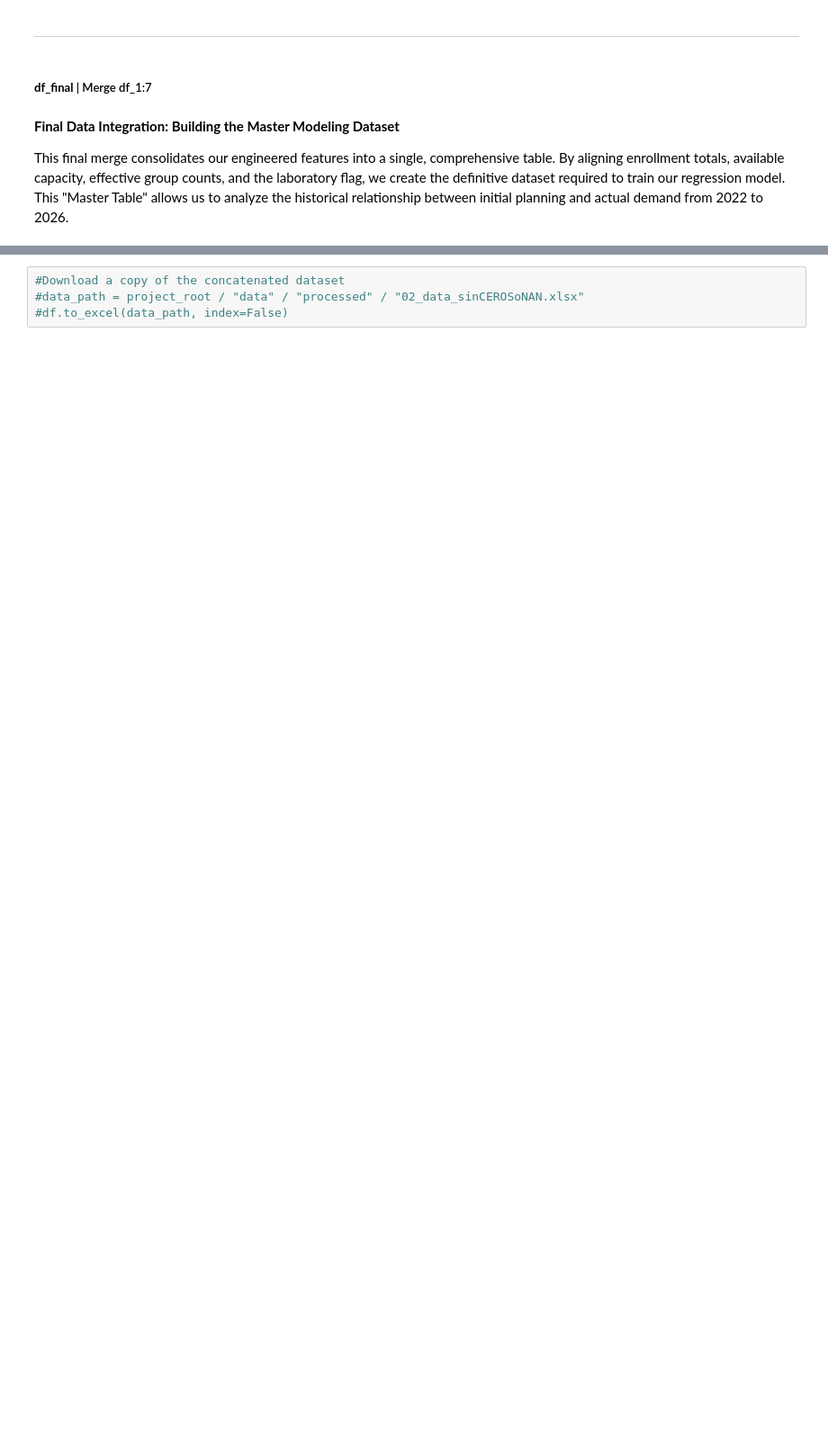
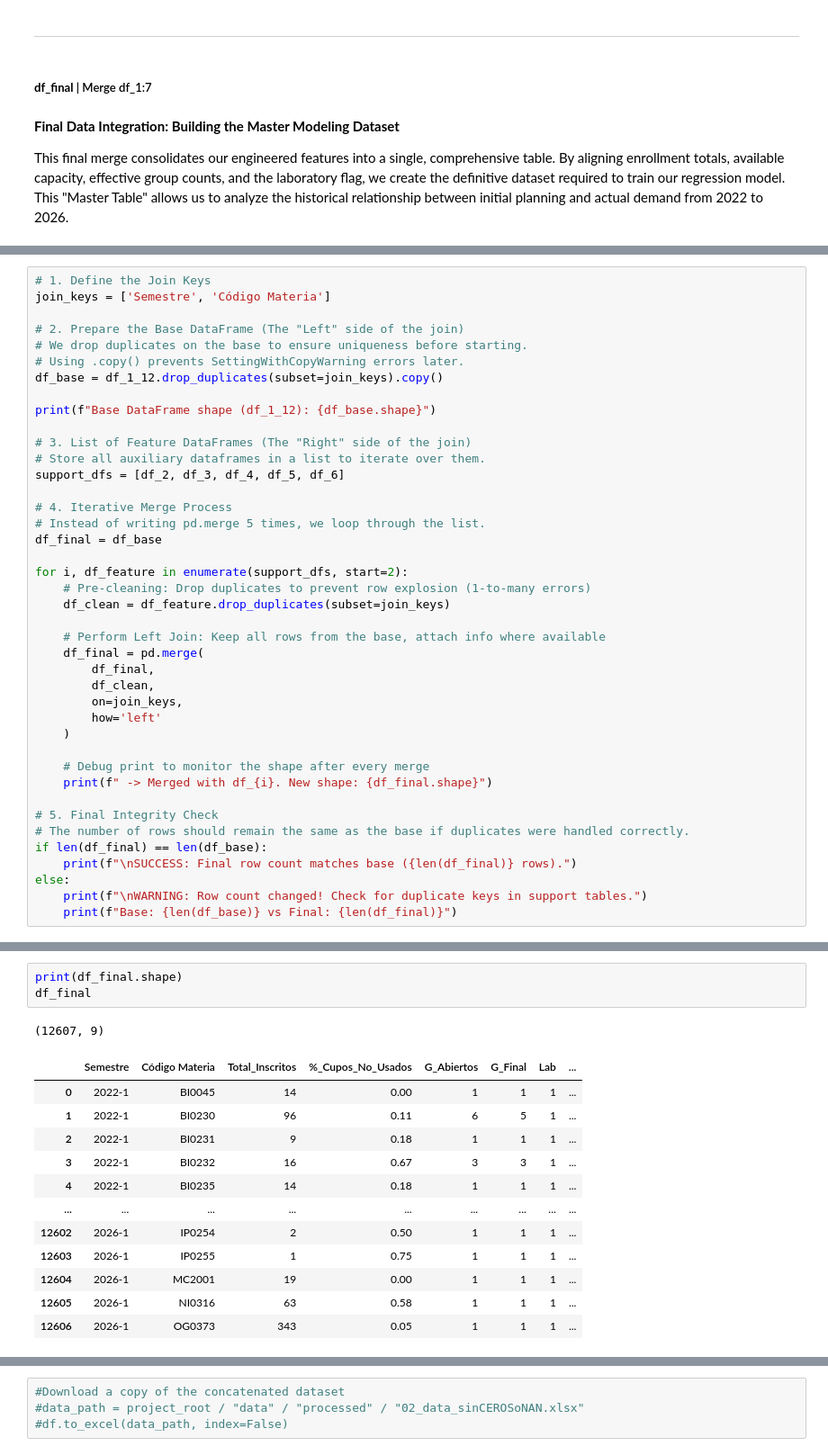
Before and after one commit to SaraMR9/Maestria---Fundamentos-en-ciencia-de-datos, a Jupyter notebook: Proyecto_Final/notebooks/20260207_Final_Project.ipynb, the cells around one changed output, grey strips where cells are left out. Shown at 90% size. Cells and saved outputs as stored; diff of their text form; blank space fills up the shorter version.

```diff
--- a/Proyecto_Final/notebooks/20260207_Final_Project.ipynb
+++ b/Proyecto_Final/notebooks/20260207_Final_Project.ipynb
@@ -1187,0 +1480,41 @@ sub_utilización
+# %%
+# 1. Define the Join Keys
+join_keys = ['Semestre', 'Código Materia']
+
+# 2. Prepare the Base DataFrame (The "Left" side of the join)
+# We drop duplicates on the base to ensure uniqueness before starting.
+# Using .copy() prevents SettingWithCopyWarning errors later.
+df_base = df_1_12.drop_duplicates(subset=join_keys).copy()
+
+print(f"Base DataFrame shape (df_1_12): {df_base.shape}")
+
+# 3. List of Feature DataFrames (The "Right" side of the join)
+# Store all auxiliary dataframes in a list to iterate over them.
+support_dfs = [df_2, df_3, df_4, df_5, df_6]
+
+# 4. Iterative Merge Process
+# Instead of writing pd.merge 5 times, we loop through the list.
+df_final = df_base
+
+for i, df_feature in enumerate(support_dfs, start=2):
+    # Pre-cleaning: Drop duplicates to prevent row explosion (1-to-many errors)
+    df_clean = df_feature.drop_duplicates(subset=join_keys)
+
+    # Perform Left Join: Keep all rows from the base, attach info where available
+    df_final = pd.merge(
+        df_final,
+        df_clean,
+        on=join_keys,
+        how='left'
+    )
+
+    # Debug print to monitor the shape after every merge
+    print(f" -> Merged with df_{i}. New shape: {df_final.shape}")
+
+# 5. Final Integrity Check
+# The number of rows should remain the same as the base if duplicates were handled correctly.
+if len(df_final) == len(df_base):
+    print(f"\nSUCCESS: Final row count matches base ({len(df_final)} rows).")
+else:
+    print(f"\nWARNING: Row count changed! Check for duplicate keys in support tables.")
+    print(f"Base: {len(df_base)} vs Final: {len(df_final)}")
@@ -1187,0 +1530,17 @@ sub_utilización
+# %%
+print(df_final.shape)
+df_final
+# %% [output]
+(12607, 9)
+|  | Semestre | Código Materia | Total_Inscritos | %_Cupos_No_Usados | G_Abiertos | G_Final | Lab | ... |
+| 0 | 2022-1 | BI0045 | 14 | 0.00 | 1 | 1 | 1 | ... |
+| 1 | 2022-1 | BI0230 | 96 | 0.11 | 6 | 5 | 1 | ... |
+| 2 | 2022-1 | BI0231 | 9 | 0.18 | 1 | 1 | 1 | ... |
+| 3 | 2022-1 | BI0232 | 16 | 0.67 | 3 | 3 | 1 | ... |
+| 4 | 2022-1 | BI0235 | 14 | 0.18 | 1 | 1 | 1 | ... |
+| ... | ... | ... | ... | ... | ... | ... | ... | ... |
+| 12602 | 2026-1 | IP0254 | 2 | 0.50 | 1 | 1 | 1 | ... |
+| 12603 | 2026-1 | IP0255 | 1 | 0.75 | 1 | 1 | 1 | ... |
+| 12604 | 2026-1 | MC2001 | 19 | 0.00 | 1 | 1 | 1 | ... |
+| 12605 | 2026-1 | NI0316 | 63 | 0.58 | 1 | 1 | 1 | ... |
+| 12606 | 2026-1 | OG0373 | 343 | 0.05 | 1 | 1 | 1 | ... |
```
Also changed, not shown: parts of 76 cells of this notebook, 2 other files.
